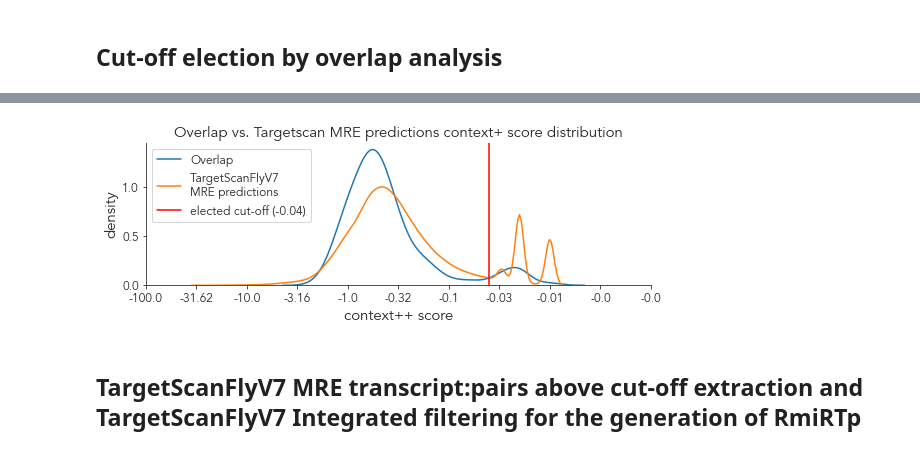
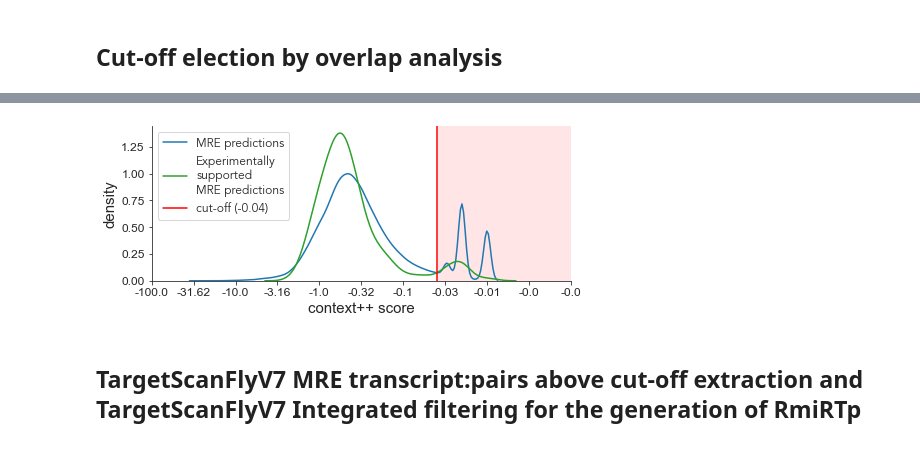
Before and after one commit to j-solor/Drosophila-miRNA-PcG-circuits, a Jupyter notebook: HCImiRTps_generation/HCImiRTps_generation.ipynb, the cells around one changed output, grey strips where cells are left out. Cells and saved outputs as stored; diff of their text form; code cells hidden in the pictures.

Commit message:
Change colors and labels plot overlap_MREpredictions

```diff
--- a/HCImiRTps_generation/HCImiRTps_generation.ipynb
+++ b/HCImiRTps_generation/HCImiRTps_generation.ipynb
@@ -428,31 +429,48 @@ plt.show()
 # %%
 cs_cuttoff = -0.04
 # %%
-# Plot
-## Parameters
+# Plots
+## Configuration
 sns.set_style("ticks")
+fig, ax = plt.subplots(figsize=(7, 3))
 mpl.rcParams['font.family'] = 'Avenir'
-mpl.rcParams['font.size'] = 12
-fig_size = plt.rcParams["figure.figsize"] = [10,5]
-plt.rcParams.update({'font.size': 75})
+#plt.rcParams.update({'font.size': 75})
+
+### fontsize
+SMALL_SIZE = 12
+MEDIUM_SIZE = 15
+BIGGER_SIZE = 18
+
+plt.rc('font', size=SMALL_SIZE)          # controls default text sizes
+plt.rc('axes', titlesize=MEDIUM_SIZE)     # fontsize of the axes title
+plt.rc('axes', labelsize=MEDIUM_SIZE)    # fontsize of the x and y labels
+plt.rc('xtick', labelsize=SMALL_SIZE)    # fontsize of the tick labels
+plt.rc('ytick', labelsize=SMALL_SIZE)    # fontsize of the tick labels
+plt.rc('legend', fontsize=SMALL_SIZE)    # legend fontsize
+plt.rc('figure', titlesize=BIGGER_SIZE)  # fontsize of the figure title
+
 
 ## Plot perse
-sns.kdeplot(-np.log10(-overlap_results.dropna()["s_context"]), label="Overlap", shade= False, alpha = 1) # shade por si lo quieres relleno
-sns.kdeplot(-np.log10(-targetscanMREs_processed.dropna()["s_context"]), label="TargetScanFlyV7 \nMRE predictions", shade= False, alpha = 1) # shade por si lo quieres relleno
-plt.axvline(-np.log10(-cs_cuttoff), c="r", label = "elected cut-off (%.2f)"%(cs_cuttoff))
+sns.kdeplot(-np.log10(-targetscanMREs_processed.dropna()["s_context"]), label="MRE predictions", color = 'tab:blue', shade= False, alpha = 1) # shade por si lo quieres relleno
+sns.kdeplot(-np.log10(-overlap_results.dropna()["s_context"]), label="Experimentally\nsupported\nMRE predictions", color = 'tab:green',  shade= False, alpha = 1) # shade por si lo quieres relleno
+
+### add cutoff
+plt.axvline(-np.log10(-cs_cuttoff), c="r", label = "cut-off (%.2f)"%(cs_cuttoff))
+rect = patches.Rectangle((-np.log10(-cs_cuttoff), 0), 2, 2, linewidth=1, edgecolor=None, facecolor='r', alpha=0.1)
+ax.add_patch(rect)
 
 ## Layout
-plt.title("Overlap vs. Targetscan MRE predictions context+ score distribution", fontweight = "bold")
+#plt.title("Overlap vs. Targetscan MRE predictions context+ score distribution", fontweight = "bold")
 plt.xticks(plt.xticks()[0],-np.around(np.power(10, -plt.xticks()[0]),2))
 plt.xlabel("context++ score")
 plt.ylabel("density")
 plt.legend(loc = "upper left")
 plt.tight_layout()
 sns.despine()
 plt.savefig("plots/overlap_MREpredictions.png", dpi = 500, transparent = True) # save for figure
 plt.show()
 # %% [output]
-[figure, old version]
+[figure, new version]
 # %% [markdown]
 ## TargetScanFlyV7 MRE transcript:pairs above cut-off extraction and TargetScanFlyV7 Integrated filtering for the generation of RmiRTp
 # %%
```
Also changed, not shown: parts of 3 cells of this notebook.
